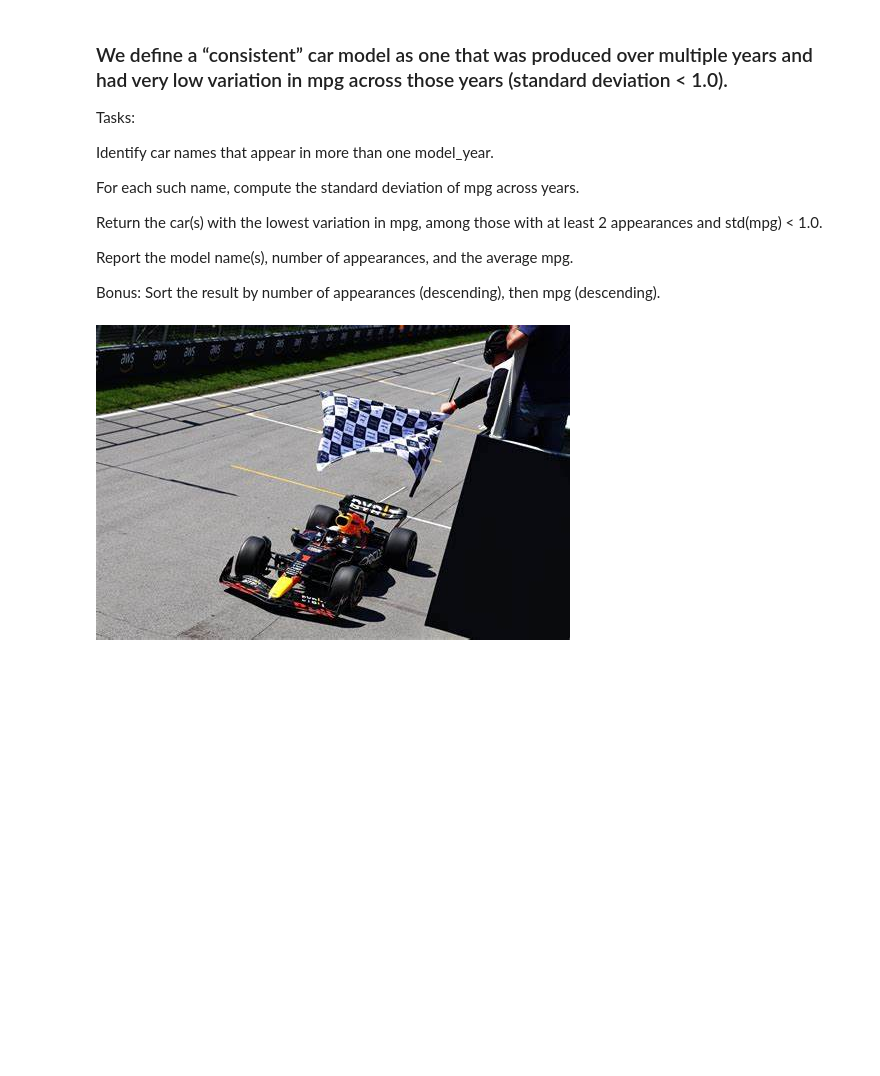
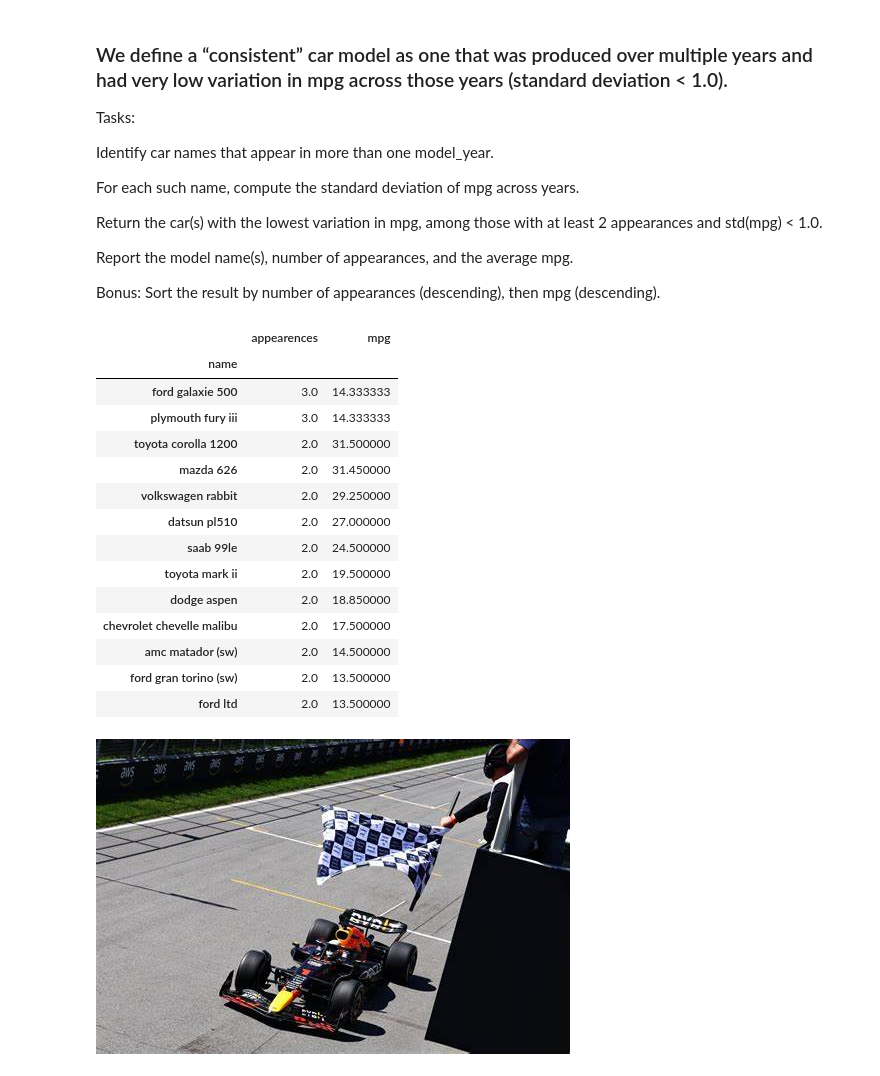
Before and after one commit to furzemann/summerAnalyticc25, a Jupyter notebook: SA2025_W1.ipynb, the cells around one changed output. Saved outputs shown, nothing was run; the diff lists cells and outputs as text; code cells hidden in the pictures; blank space fills up the shorter version.

```diff
--- a/SA2025_W1.ipynb
+++ b/SA2025_W1.ipynb
@@ -195,3 +199,25 @@ Sort the result by number of appearances (descending), then mpg (descending).
+# %%
+counts = df.name.value_counts()
+std_dev = df.groupby('name').mpg.std()
+df['appearences'] = df.apply(lambda p: counts[p['name']], axis=1)
+df['deviation'] = df.apply(lambda p: std_dev[p['name']], axis=1)
+df.loc[(df.appearences>=2) & (df.deviation<1),['name','appearences','mpg']].groupby('name').mean().sort_values(by=['appearences','mpg'],ascending=False)
+# %% [output]
+|  | appearences | mpg |
+| name |  |  |
+| ford galaxie 500 | 3.0 | 14.333333 |
+| plymouth fury iii | 3.0 | 14.333333 |
+| toyota corolla 1200 | 2.0 | 31.500000 |
+| mazda 626 | 2.0 | 31.450000 |
+| volkswagen rabbit | 2.0 | 29.250000 |
+| datsun pl510 | 2.0 | 27.000000 |
+| saab 99le | 2.0 | 24.500000 |
+| toyota mark ii | 2.0 | 19.500000 |
+| dodge aspen | 2.0 | 18.850000 |
+| chevrolet chevelle malibu | 2.0 | 17.500000 |
+| amc matador (sw) | 2.0 | 14.500000 |
+| ford gran torino (sw) | 2.0 | 13.500000 |
+| ford ltd | 2.0 | 13.500000 |
 # %% [markdown]
 ![OIP.jpg](embedded-picture-1)
 # %% [markdown]
```
Also changed, not shown: parts of 6 cells of this notebook.
